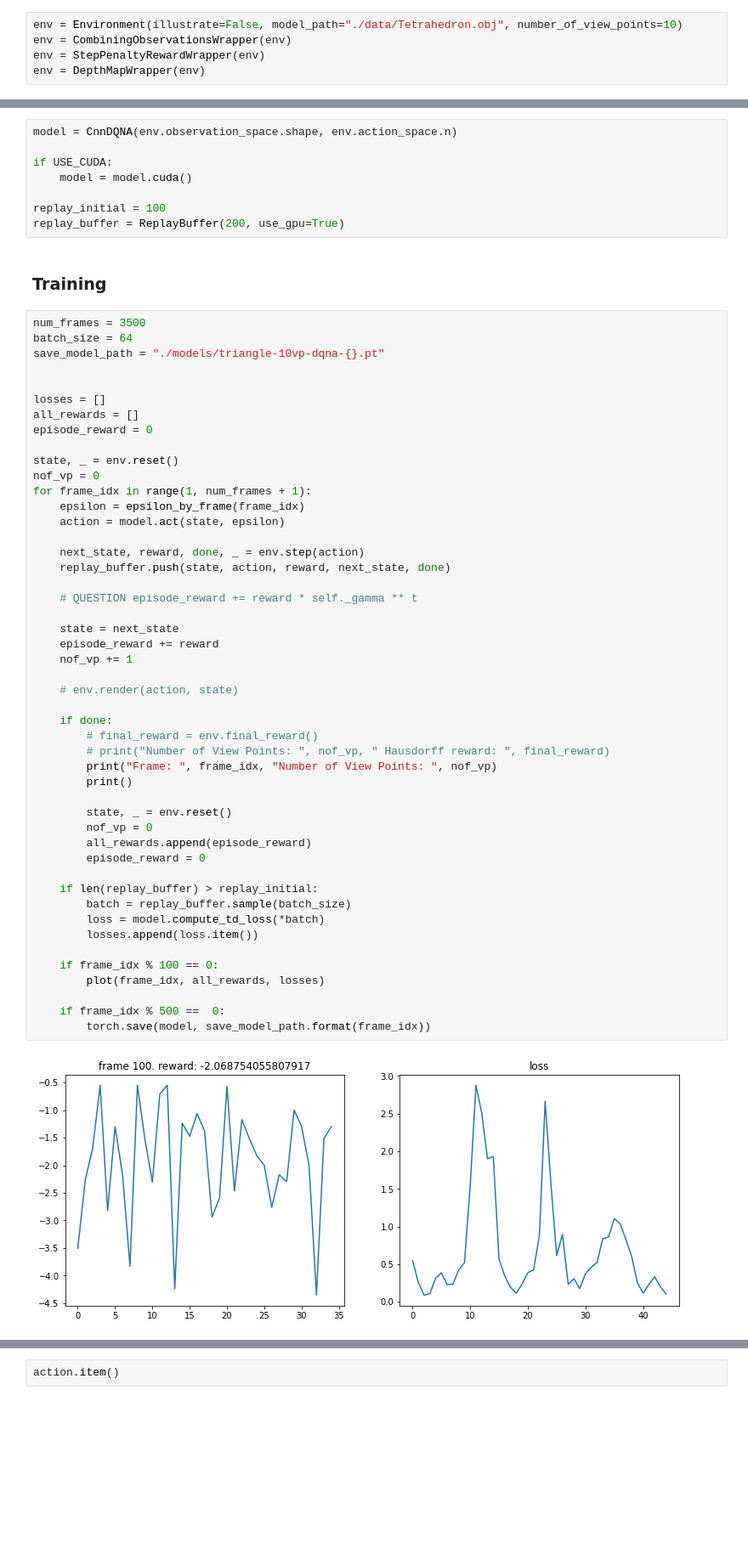
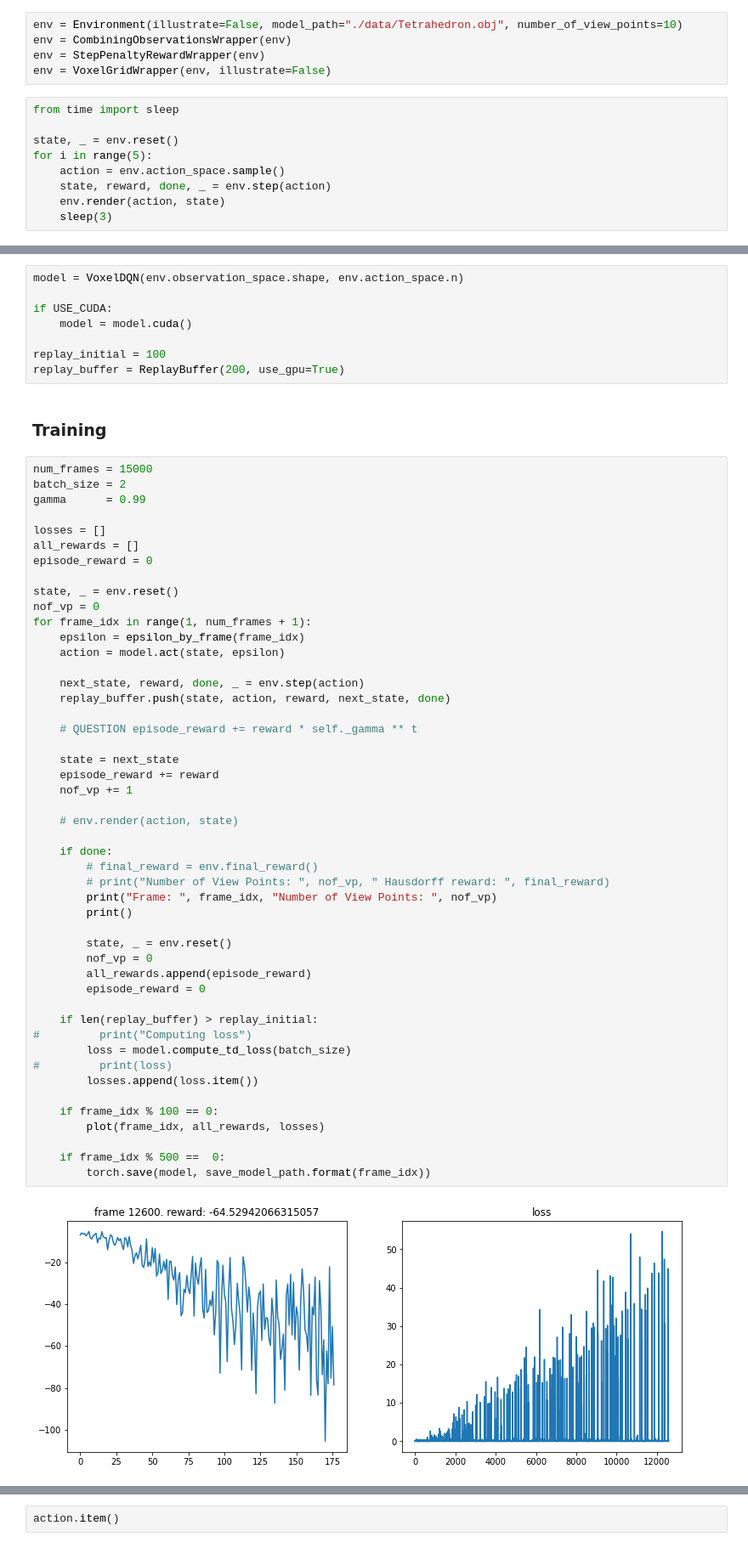
Before and after one commit to PotapovaSofia/NextBestViewRL, a Jupyter notebook: Train.ipynb, the cells around one changed output, grey strips where cells are left out. Shown: that part at 85% size. Cells and saved outputs as stored; diff of their text form; blank space fills up the shorter version.

```diff
--- a/Train.ipynb
+++ b/Train.ipynb
@@ -109,4 +181,13 @@ plt.plot([epsilon_by_frame(i) for i in range(10000)])
 env = Environment(illustrate=False, model_path="./data/Tetrahedron.obj", number_of_view_points=10)
 env = CombiningObservationsWrapper(env)
 env = StepPenaltyRewardWrapper(env)
-env = DepthMapWrapper(env)
+env = VoxelGridWrapper(env, illustrate=False)
+# %%
+from time import sleep
+
+state, _ = env.reset()
+for i in range(5):
+    action = env.action_space.sample()
+    state, reward, done, _ = env.step(action)
+    env.render(action, state)
+    sleep(3)
@@ -113,5 +260,5 @@ env = DepthMapWrapper(env)
 # %%
-model = CnnDQNA(env.observation_space.shape, env.action_space.n)
+model = VoxelDQN(env.observation_space.shape, env.action_space.n)
 
 if USE_CUDA:
     model = model.cuda()
@@ -121,10 +268,9 @@ replay_buffer = ReplayBuffer(200, use_gpu=True)
 # %% [markdown]
 ### Training
 # %%
-num_frames = 3500
-batch_size = 64
-save_model_path = "./models/triangle-10vp-dqna-{}.pt"
-
+num_frames = 15000
+batch_size = 2
+gamma      = 0.99
 
 losses = []
 all_rewards = []
@@ -140,33 +286,34 @@ for frame_idx in range(1, num_frames + 1):
     replay_buffer.push(state, action, reward, next_state, done)
 
     # QUESTION episode_reward += reward * self._gamma ** t
 
     state = next_state
     episode_reward += reward
     nof_vp += 1
 
     # env.render(action, state)
 
     if done:
         # final_reward = env.final_reward()
         # print("Number of View Points: ", nof_vp, " Hausdorff reward: ", final_reward)
         print("Frame: ", frame_idx, "Number of View Points: ", nof_vp)
         print()
 
         state, _ = env.reset()
         nof_vp = 0
         all_rewards.append(episode_reward)
         episode_reward = 0
 
     if len(replay_buffer) > replay_initial:
-        batch = replay_buffer.sample(batch_size)
-        loss = model.compute_td_loss(*batch)
+#         print("Computing loss")
+        loss = model.compute_td_loss(batch_size)
+#         print(loss)
         losses.append(loss.item())
 
     if frame_idx % 100 == 0:
         plot(frame_idx, all_rewards, losses)
 
     if frame_idx % 500 ==  0:
         torch.save(model, save_model_path.format(frame_idx))
 # %% [output]
-[figure, old version]
+[figure, new version]
```
Also changed, not shown: parts of 7 cells of this notebook, 2 other files.
